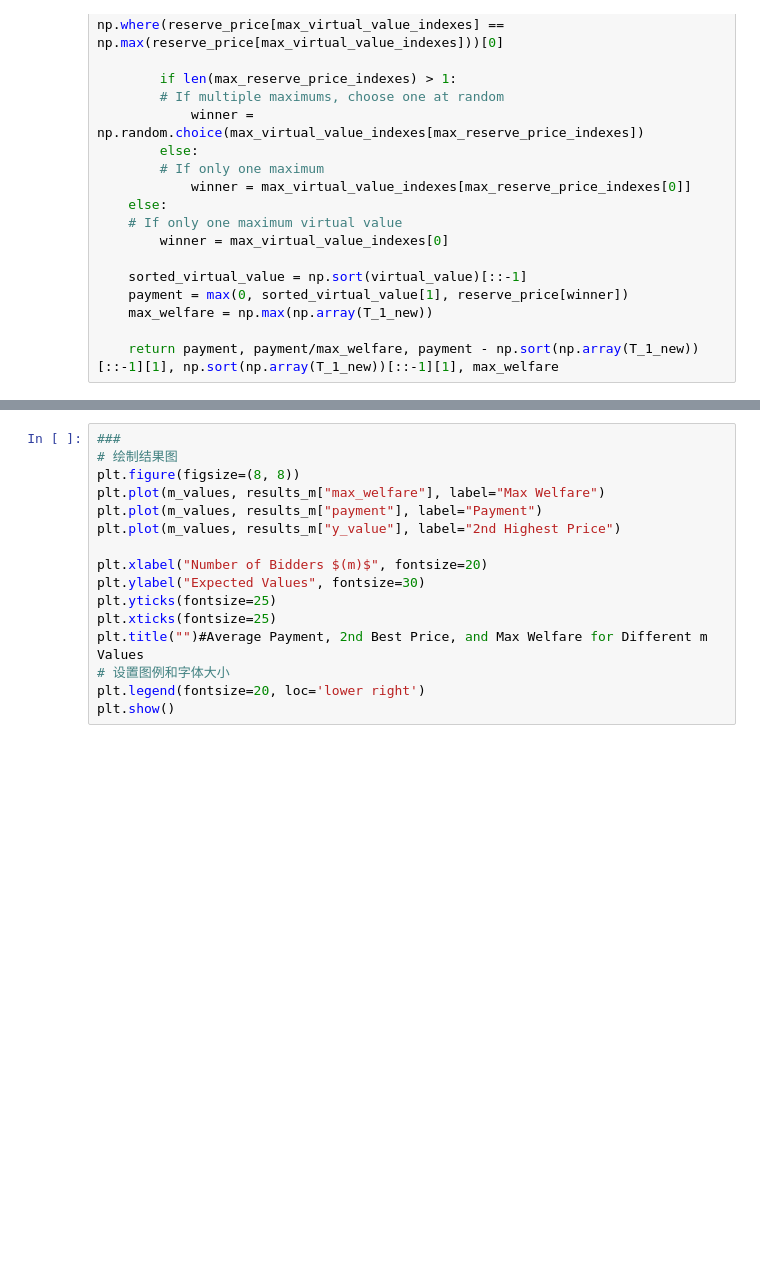
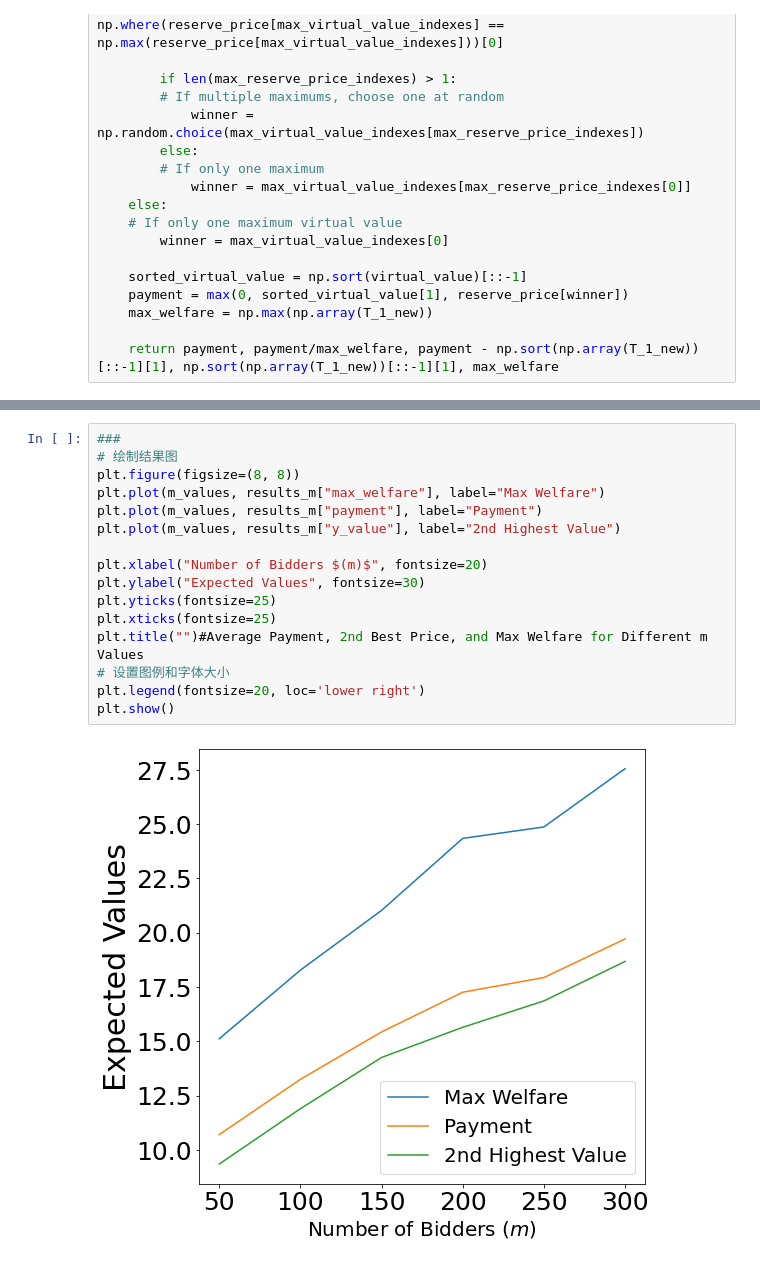
Before and after one commit to JialeHan22/Conformal-Online-Auction-Design, a Jupyter notebook: simulation_high_2.ipynb, the cells around one changed output, grey strips where cells are left out. Drawn from its saved outputs; the diff is of its cells as text; blank space fills up the shorter version.

```diff
--- a/simulation_high_2.ipynb
+++ b/simulation_high_2.ipynb
@@ -592,16 +680,18 @@ for m in m_values:
 # %%
 ###
 # 绘制结果图
 plt.figure(figsize=(8, 8))
 plt.plot(m_values, results_m["max_welfare"], label="Max Welfare")
 plt.plot(m_values, results_m["payment"], label="Payment")
-plt.plot(m_values, results_m["y_value"], label="2nd Highest Price")
+plt.plot(m_values, results_m["y_value"], label="2nd Highest Value")
 
 plt.xlabel("Number of Bidders $(m)$", fontsize=20)
 plt.ylabel("Expected Values", fontsize=30)
 plt.yticks(fontsize=25)
 plt.xticks(fontsize=25)
 plt.title("")#Average Payment, 2nd Best Price, and Max Welfare for Different m Values
 # 设置图例和字体大小
 plt.legend(fontsize=20, loc='lower right')
 plt.show()
+# %% [output]
+[figure, added]
```
Also changed, not shown: parts of 8 cells of this notebook.
